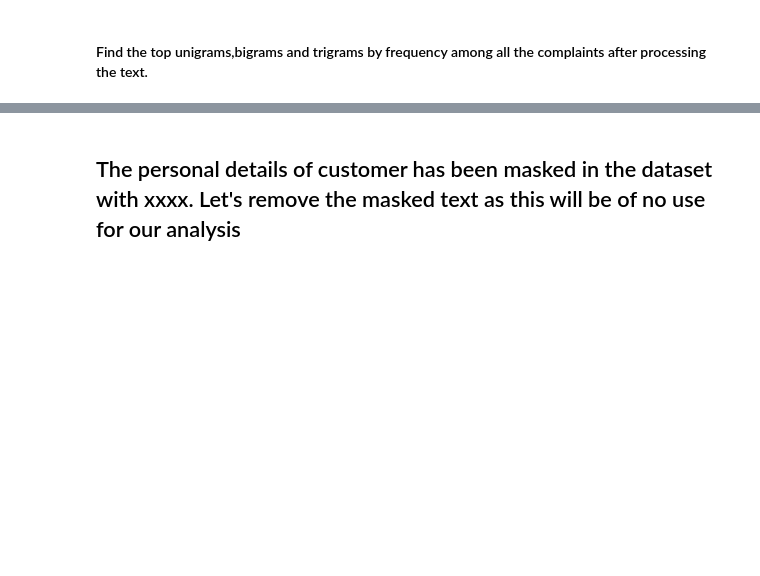
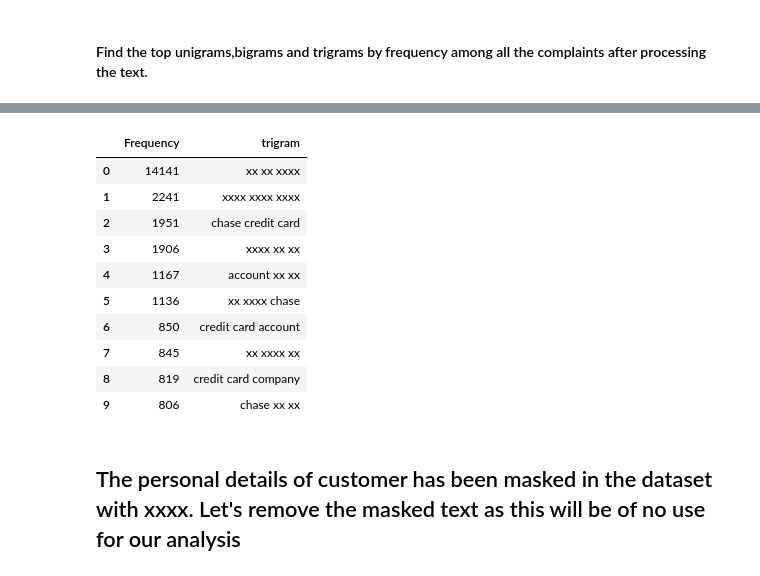
Before and after one commit to Vasista-Eranki/AutomaticTicketClassificationNLP, a Jupyter notebook: Automatic_Ticket_Classification_Assignment.ipynb, the cells around one changed output, grey strips where cells are left out. Saved outputs shown, nothing was run; the diff lists cells and outputs as text; code cells hidden in the pictures; blank space fills up the shorter version.

```diff
--- a/Automatic_Ticket_Classification_Assignment.ipynb
+++ b/Automatic_Ticket_Classification_Assignment.ipynb
@@ -311,5 +370,19 @@ df_clean['Complaint_clean'] = df_clean['complaint_POS_removed'].str.replace('-PR
 # %%
 #Print the top 10 words in the trigram frequency
+trigram_frequent_words.rename(columns={'3-gram': 'trigram'}, inplace=True)
+trigram_frequent_words[:10]
+# %% [output]
+|  | Frequency | trigram |
+| 0 | 14141 | xx xx xxxx |
+| 1 | 2241 | xxxx xxxx xxxx |
+| 2 | 1951 | chase credit card |
+| 3 | 1906 | xxxx xx xx |
+| 4 | 1167 | account xx xx |
+| 5 | 1136 | xx xxxx chase |
+| 6 | 850 | credit card account |
+| 7 | 845 | xx xxxx xx |
+| 8 | 819 | credit card company |
+| 9 | 806 | chase xx xx |
 # %% [markdown]
 ## The personal details of customer has been masked in the dataset with xxxx. Let's remove the masked text as this will be of no use for our analysis
 # %%
```
Also changed, not shown: parts of 21 cells of this notebook.
